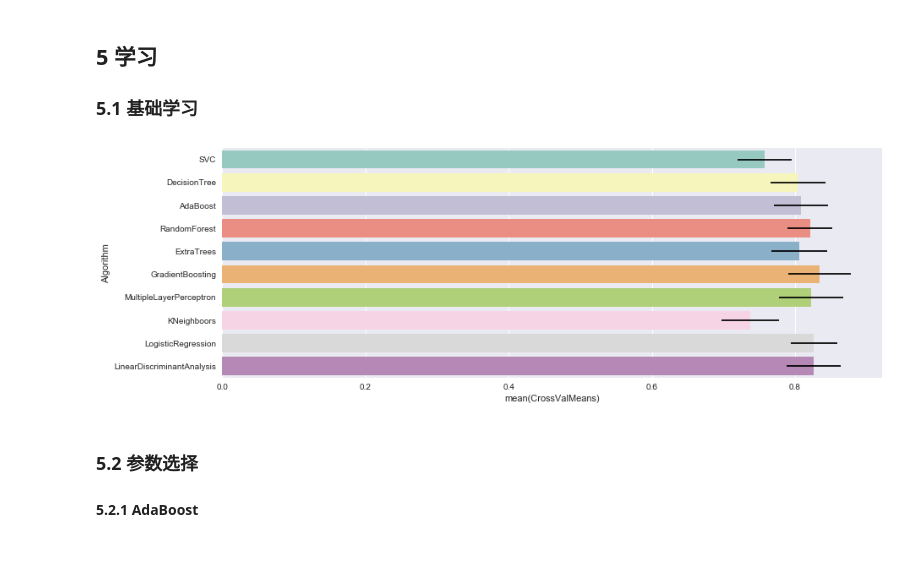
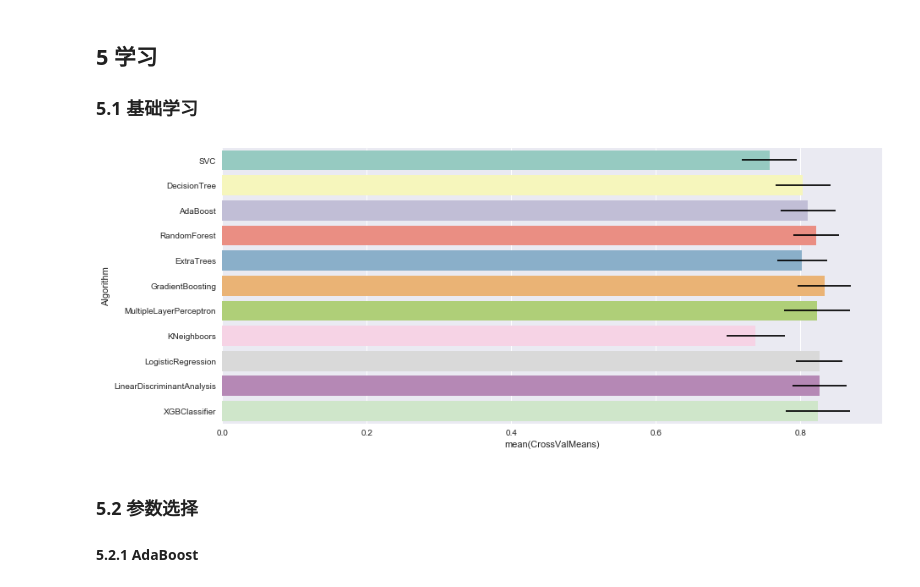
Before and after one commit to coder-ss/ml-learn, a Jupyter notebook: kaggle/Titanic/yassineghouzam.ipynb, the cells around one changed output. Drawn from its saved outputs; the diff is of its cells as text; code cells hidden in the pictures; blank space fills up the shorter version.

```diff
--- a/kaggle/Titanic/yassineghouzam.ipynb
+++ b/kaggle/Titanic/yassineghouzam.ipynb
@@ -202,7 +202,7 @@ Q    90.0000
 S    52.0000
 Name: Fare, dtype: float64
 # %%
-full_df.loc[full_df['Embarked'].isnull(), 'Embarked'] = 'S'
+full_df.loc[full_df['Embarked'].isnull(), 'Embarked'] = 'C'
 # %% [markdown]
 ### 2.2 Fare
 
@@ -555,6 +555,7 @@ classifiers.append(MLPClassifier(random_state=random_state))
 classifiers.append(KNeighborsClassifier())
 classifiers.append(LogisticRegression(random_state = random_state))
 classifiers.append(LinearDiscriminantAnalysis())
+classifiers.append(XGBClassifier())
 
 cv_results = []
 for classifier in classifiers:
@@ -562,24 +563,24 @@ for classifier in classifiers:
 # %%
 cv_means = []
 cv_stds = []
 for result in cv_results:
     cv_means.append(result.mean())
     cv_stds.append(result.std())
 
 cv_res = pd.DataFrame(
     {"CrossValMeans":cv_means,
      "CrossValerrors": cv_stds,
      "Algorithm":["SVC","DecisionTree","AdaBoost","RandomForest","ExtraTrees",
                   "GradientBoosting","MultipleLayerPerceptron","KNeighboors",
-                  "LogisticRegression","LinearDiscriminantAnalysis"
+                  "LogisticRegression","LinearDiscriminantAnalysis", "XGBClassifier"
                  ]
     }
 )
 
-plt.figure(figsize=(14, 5))
+plt.figure(figsize=(14, 6))
 g = sns.barplot(x='CrossValMeans', y='Algorithm', data=cv_res, palette="Set3", orient="h", **{'xerr':cv_stds})
 # %% [output]
-[figure, old version]
+[figure, new version]
 # %% [markdown]
 ### 5.2 参数选择
 
```
Also changed, not shown: parts of 12 cells of this notebook, 1 other file.
